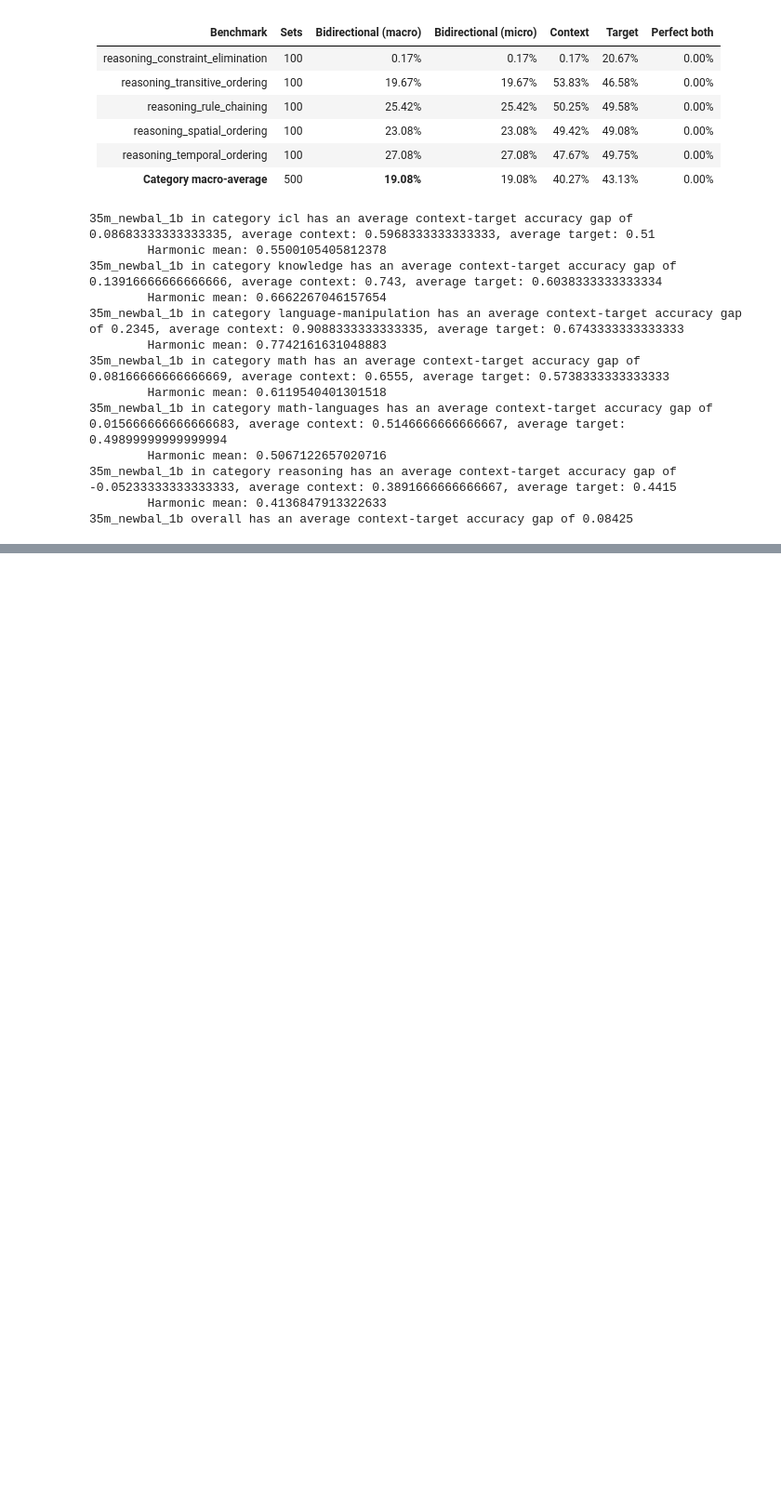
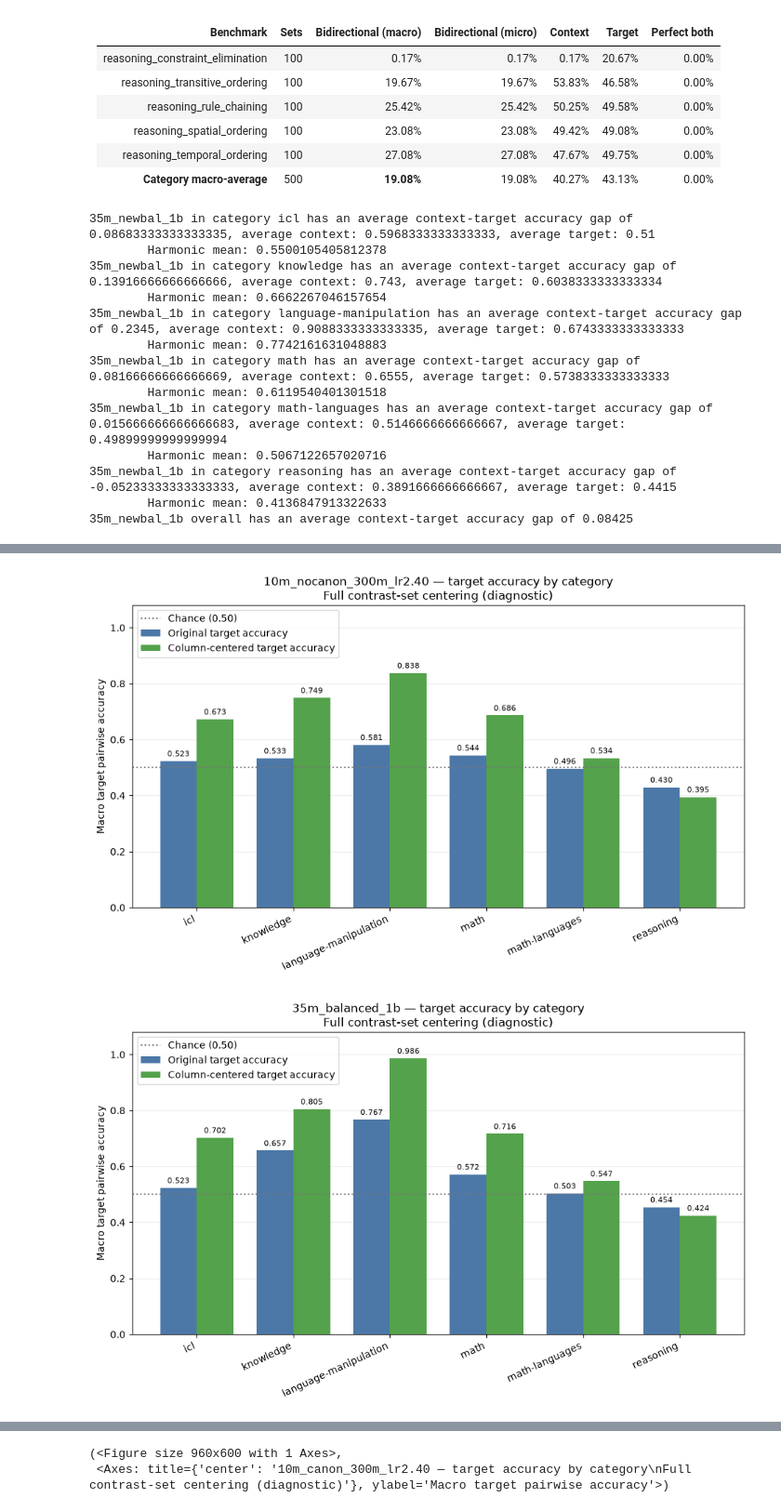
Before and after one commit to SamueleTondelli/pavullmo, a Jupyter notebook: src/evaluation/evaluate_pretrain.ipynb, the cells around one changed output, grey strips where cells are left out. Shown at 93% size. Cells and saved outputs as stored; diff of their text form; code cells hidden in the pictures; blank space fills up the shorter version.

```diff
--- a/src/evaluation/evaluate_pretrain.ipynb
+++ b/src/evaluation/evaluate_pretrain.ipynb
@@ -781,0 +791,7 @@ plot_centered_tgt_scores("35m_newbal_1b")
+# %%
+plot_centered_tgt_scores("10m_nocanon_300m_lr2.40.pt")
+plot_centered_tgt_scores("35m_balanced_1b")
+plot_centered_tgt_scores("10m_canon_300m_lr2.40.pt")
+# %% [output]
+[figure, added]
+[figure, added]
@@ -781,0 +799,2 @@ plot_centered_tgt_scores("35m_newbal_1b")
+(<Figure size 960x600 with 1 Axes>,
+ <Axes: title={'center': '10m_canon_300m_lr2.40 — target accuracy by category\nFull contrast-set centering (diagnostic)'}, ylabel='Macro target pairwise accuracy'>)
```
Also changed, not shown: parts of 7 cells of this notebook, 7 other files.
